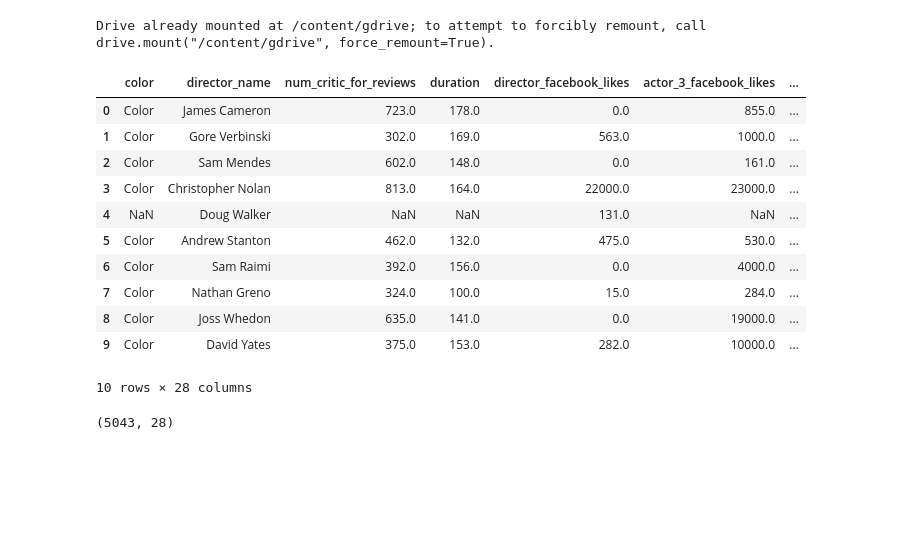
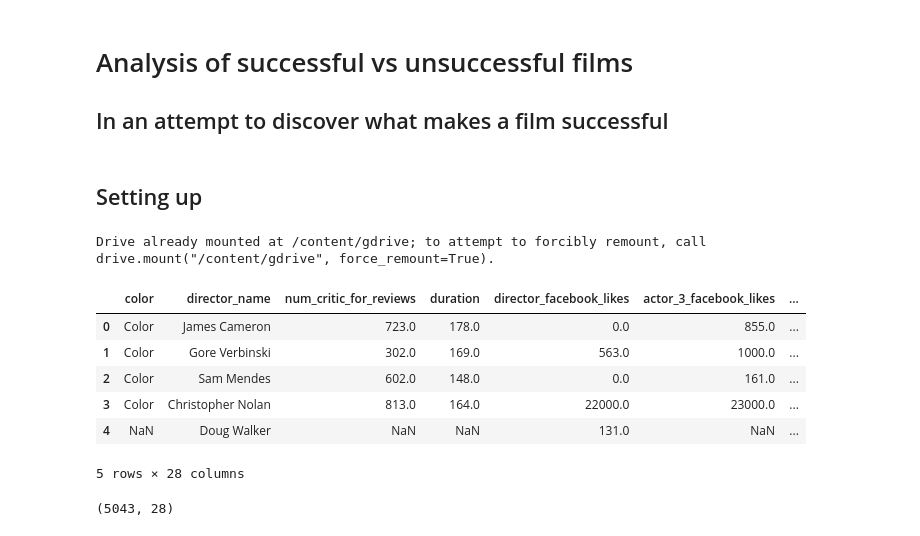
Before and after one commit to myroslavarm/MovieAnalysis, a Jupyter notebook: movieanalysis.ipynb, the cells around one changed output. Drawn from its saved outputs; the diff is of its cells as text; code cells hidden in the pictures; blank space fills up the shorter version.

```diff
--- a/movieanalysis.ipynb
+++ b/movieanalysis.ipynb
@@ -1,3 +1,8 @@
+# %% [markdown]
+# Analysis of successful vs unsuccessful films
+## In an attempt to discover what makes a film successful
+# %% [markdown]
+## Setting up
 # %%
 import pandas as pd
 import numpy as np
@@ -9,20 +17,15 @@ drive.mount('/content/gdrive')
 Drive already mounted at /content/gdrive; to attempt to forcibly remount, call drive.mount("/content/gdrive", force_remount=True).
 # %%
 metadata = pd.read_csv('/content/gdrive/My Drive/Colab Notebooks/movie_metadata.csv')
-metadata.head(10)
+metadata.head()
 # %% [output]
 |  | color | director_name | num_critic_for_reviews | duration | director_facebook_likes | actor_3_facebook_likes | ... |
 | 0 | Color | James Cameron | 723.0 | 178.0 | 0.0 | 855.0 | ... |
 | 1 | Color | Gore Verbinski | 302.0 | 169.0 | 563.0 | 1000.0 | ... |
 | 2 | Color | Sam Mendes | 602.0 | 148.0 | 0.0 | 161.0 | ... |
 | 3 | Color | Christopher Nolan | 813.0 | 164.0 | 22000.0 | 23000.0 | ... |
 | 4 | NaN | Doug Walker | NaN | NaN | 131.0 | NaN | ... |
-| 5 | Color | Andrew Stanton | 462.0 | 132.0 | 475.0 | 530.0 | ... |
-| 6 | Color | Sam Raimi | 392.0 | 156.0 | 0.0 | 4000.0 | ... |
-| 7 | Color | Nathan Greno | 324.0 | 100.0 | 15.0 | 284.0 | ... |
-| 8 | Color | Joss Whedon | 635.0 | 141.0 | 0.0 | 19000.0 | ... |
-| 9 | Color | David Yates | 375.0 | 153.0 | 282.0 | 10000.0 | ... |
-10 rows × 28 columns
+5 rows × 28 columns
 # %%
 metadata.shape
 # %% [output]
```
Also changed, not shown: parts of 73 cells of this notebook.
